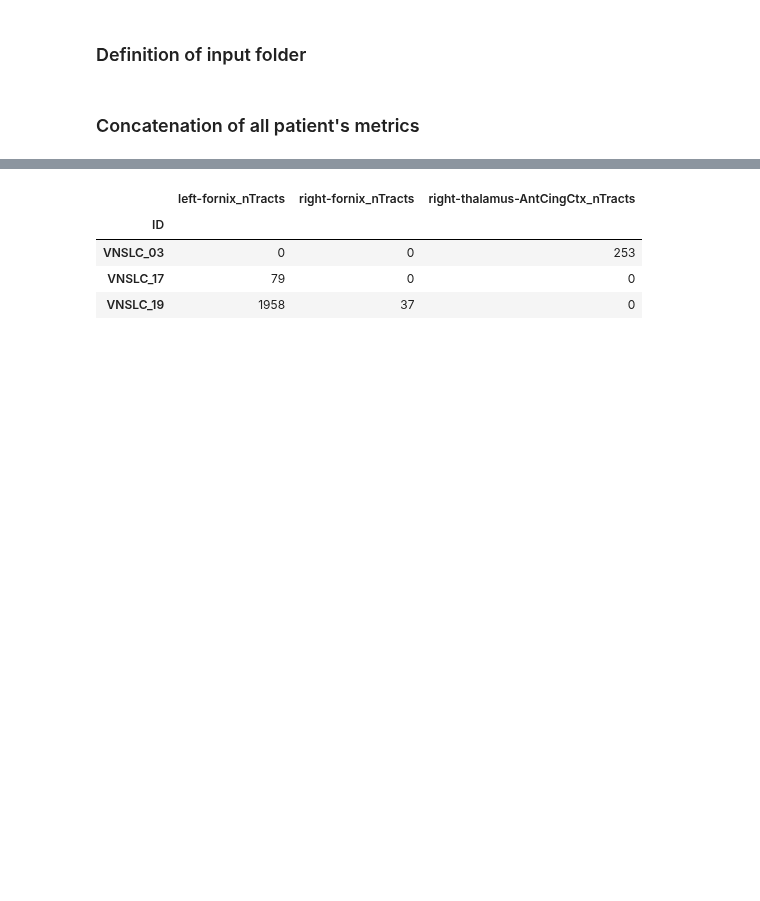
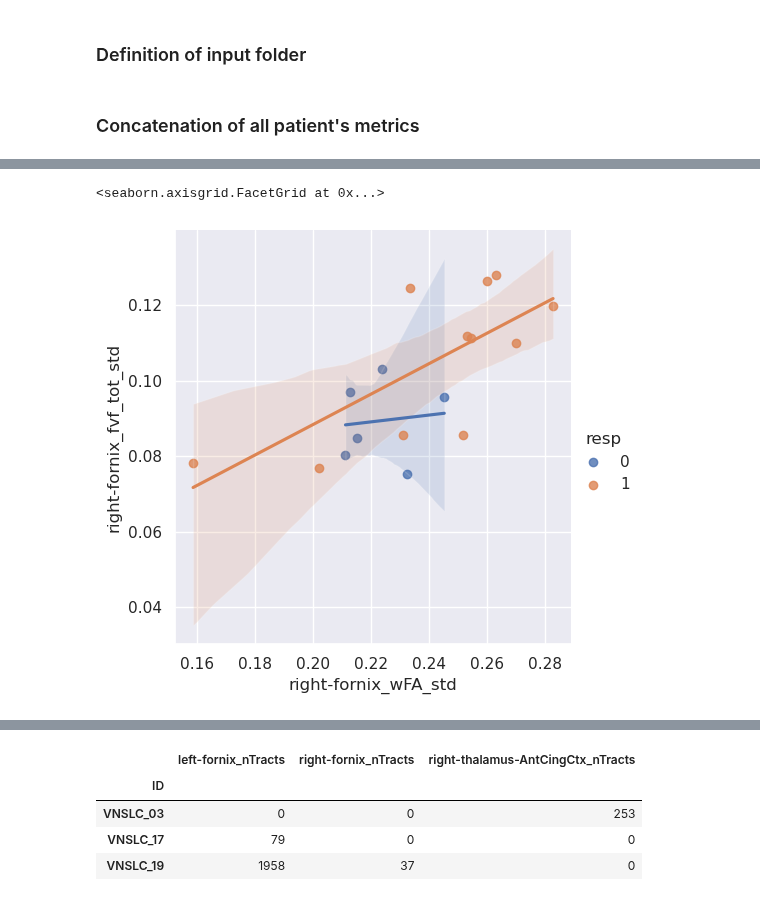
Before and after one commit to PiLAB-Medical-Imaging/TFE23-740_Epilepsy, a Jupyter notebook: src/analysis.ipynb, the cells around one changed output, grey strips where cells are left out. Drawn from its saved outputs; the diff is of its cells as text; code cells hidden in the pictures; blank space fills up the shorter version.

```diff
--- a/src/analysis.ipynb
+++ b/src/analysis.ipynb
@@ -3,11 +3,14 @@ import pandas as pd
 import json
 import os
 import matplotlib.pyplot as plt
+import seaborn as sns
 
 from sklearn.experimental import enable_iterative_imputer # useful to enable the experimental IterativeImputer
 from sklearn.impute import KNNImputer, SimpleImputer, IterativeImputer
 from sklearn.linear_model import BayesianRidge
 from sklearn.ensemble import RandomForestRegressor
+
+sns.set_theme()
 # %% [markdown]
 ### Definition of input folder
 # %%
@@ -64,0 +108,5 @@ df = pd.read_csv("%s/dataset.csv" % stats_path, index_col="ID")
+# %%
+sns.lmplot(df, x="right-fornix_wFA_std", y="right-fornix_fvf_tot_std", hue="resp")
+# %% [output]
+<seaborn.axisgrid.FacetGrid at 0x...>
+[figure, added]
```
Also changed, not shown: parts of 8 cells of this notebook, 46 other files.
